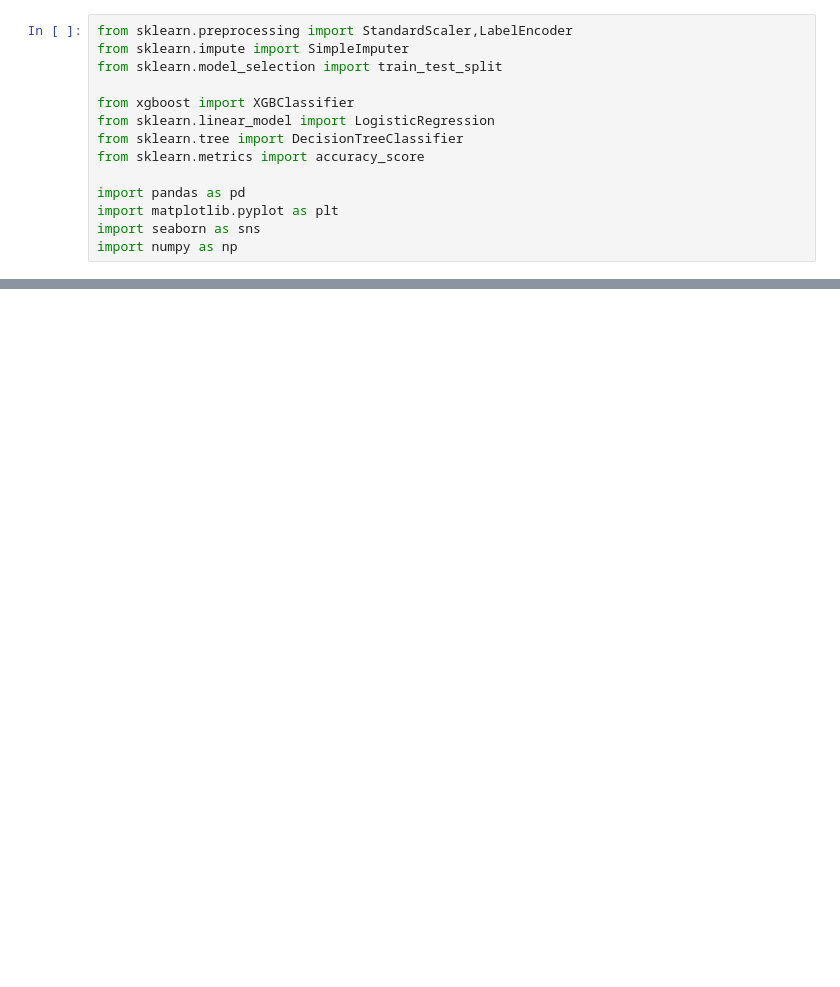
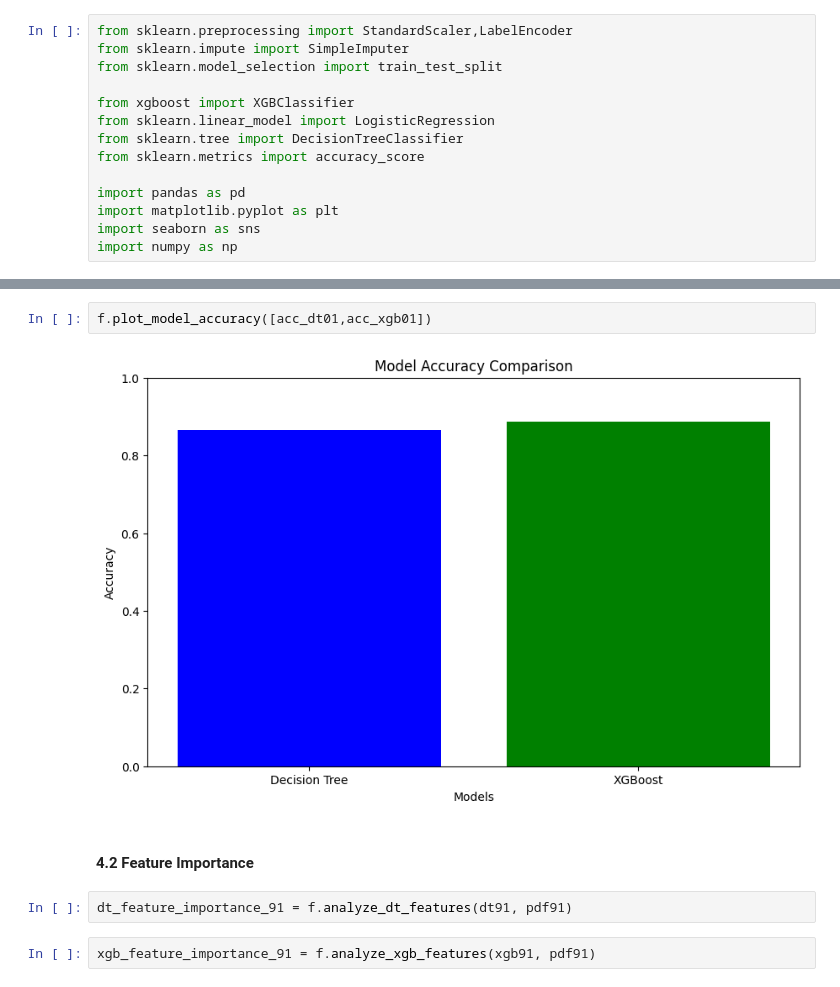
Before and after one commit to rizny786/Flights, a Jupyter notebook: notebook.ipynb, the cells around one changed output, grey strips where cells are left out. Cells and saved outputs as stored; diff of their text form; blank space fills up the shorter version.

```diff
--- a/notebook.ipynb
+++ b/notebook.ipynb
@@ -222,0 +53,10 @@ combined_feature_importance
+# %%
+f.plot_model_accuracy([acc_dt01,acc_xgb01])
+# %% [output]
+[figure, added]
+# %% [markdown]
+#### 4.2 Feature Importance
+# %%
+dt_feature_importance_91 = f.analyze_dt_features(dt91, pdf91)
+# %%
+xgb_feature_importance_91 = f.analyze_xgb_features(xgb91, pdf91)
```
Also changed, not shown: parts of 45 cells of this notebook, 19 other files.
